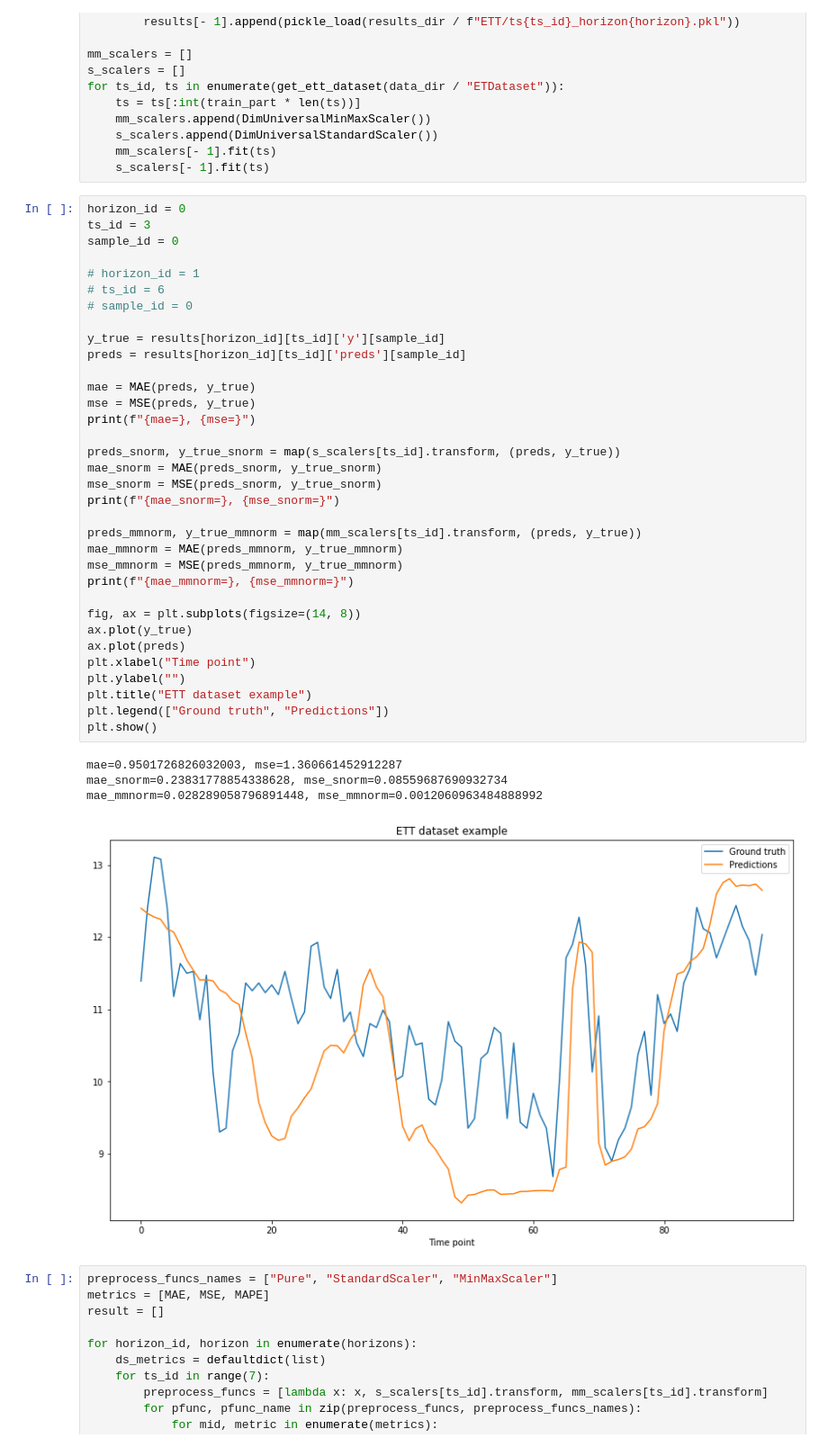
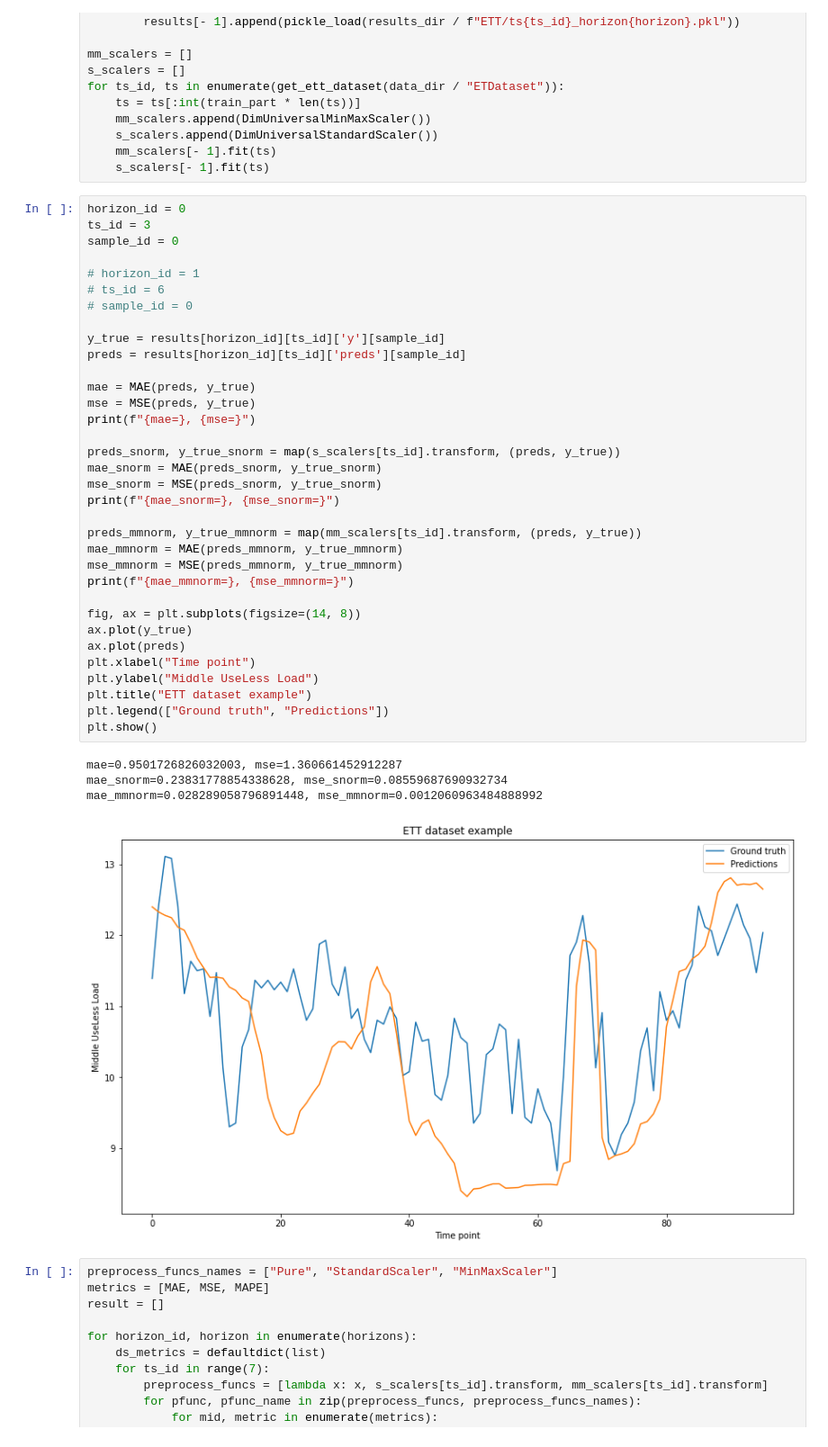
Before and after one commit to timetoai/TimeDiffusion_forecasting, a Jupyter notebook: TD_vis.ipynb, the cells around one changed output. Shown at 90% size. Drawn from its saved outputs; the diff is of its cells as text.

```diff
--- a/TD_vis.ipynb
+++ b/TD_vis.ipynb
@@ -265,35 +265,35 @@ sample_id = 0
 # sample_id = 0
 
 y_true = results[horizon_id][ts_id]['y'][sample_id]
 preds = results[horizon_id][ts_id]['preds'][sample_id]
 
 mae = MAE(preds, y_true)
 mse = MSE(preds, y_true)
 print(f"{mae=}, {mse=}")
 
 preds_snorm, y_true_snorm = map(s_scalers[ts_id].transform, (preds, y_true))
 mae_snorm = MAE(preds_snorm, y_true_snorm)
 mse_snorm = MSE(preds_snorm, y_true_snorm)
 print(f"{mae_snorm=}, {mse_snorm=}")
 
 preds_mmnorm, y_true_mmnorm = map(mm_scalers[ts_id].transform, (preds, y_true))
 mae_mmnorm = MAE(preds_mmnorm, y_true_mmnorm)
 mse_mmnorm = MSE(preds_mmnorm, y_true_mmnorm)
 print(f"{mae_mmnorm=}, {mse_mmnorm=}")
 
 fig, ax = plt.subplots(figsize=(14, 8))
 ax.plot(y_true)
 ax.plot(preds)
 plt.xlabel("Time point")
-plt.ylabel("")
+plt.ylabel("Middle UseLess Load")
 plt.title("ETT dataset example")
 plt.legend(["Ground truth", "Predictions"])
 plt.show()
 # %% [output]
 mae=0.9501726826032003, mse=1.360661452912287
 mae_snorm=0.23831778854338628, mse_snorm=0.08559687690932734
 mae_mmnorm=0.028289058796891448, mse_mmnorm=0.0012060963484888992
-[figure, old version]
+[figure, new version]
 # %%
 preprocess_funcs_names = ["Pure", "StandardScaler", "MinMaxScaler"]
 metrics = [MAE, MSE, MAPE]
```
